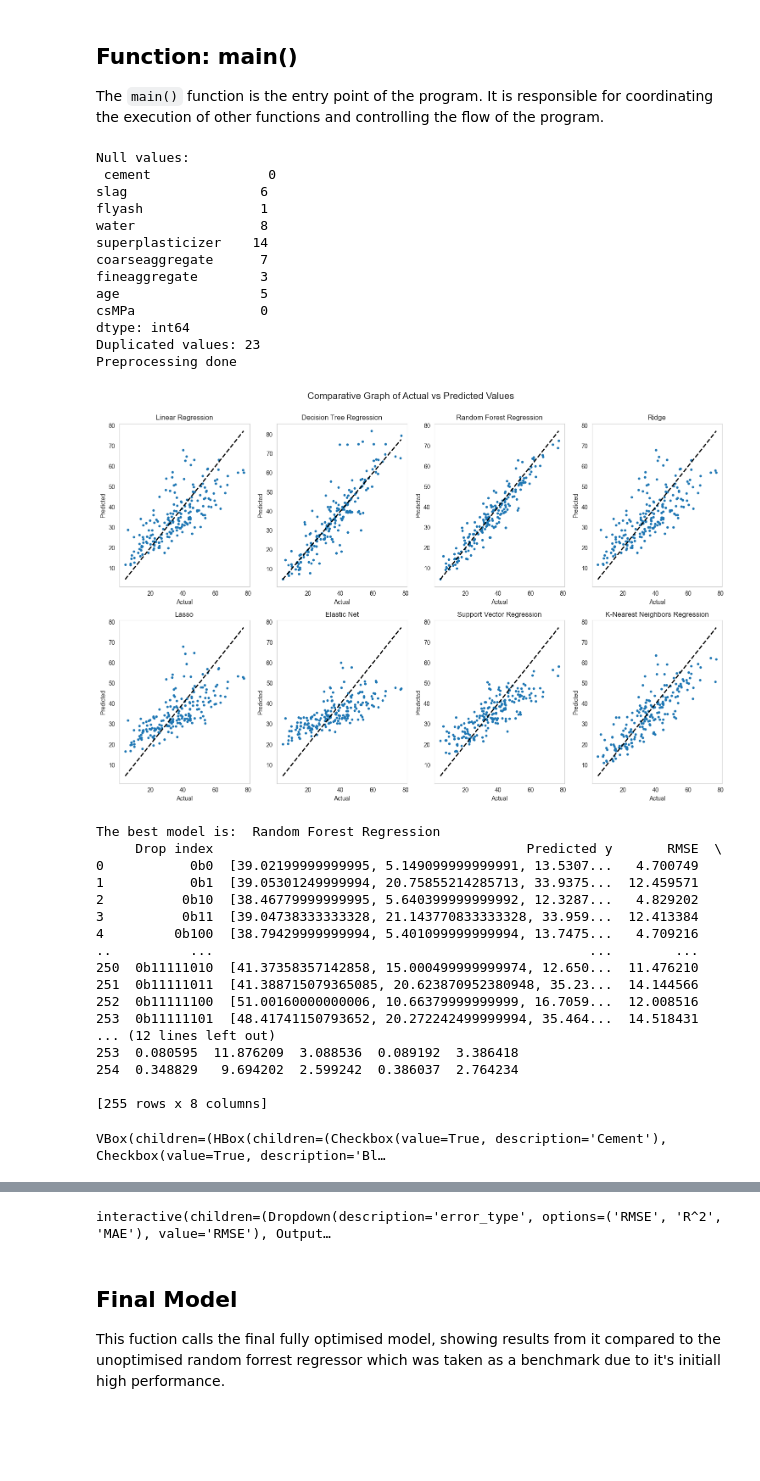
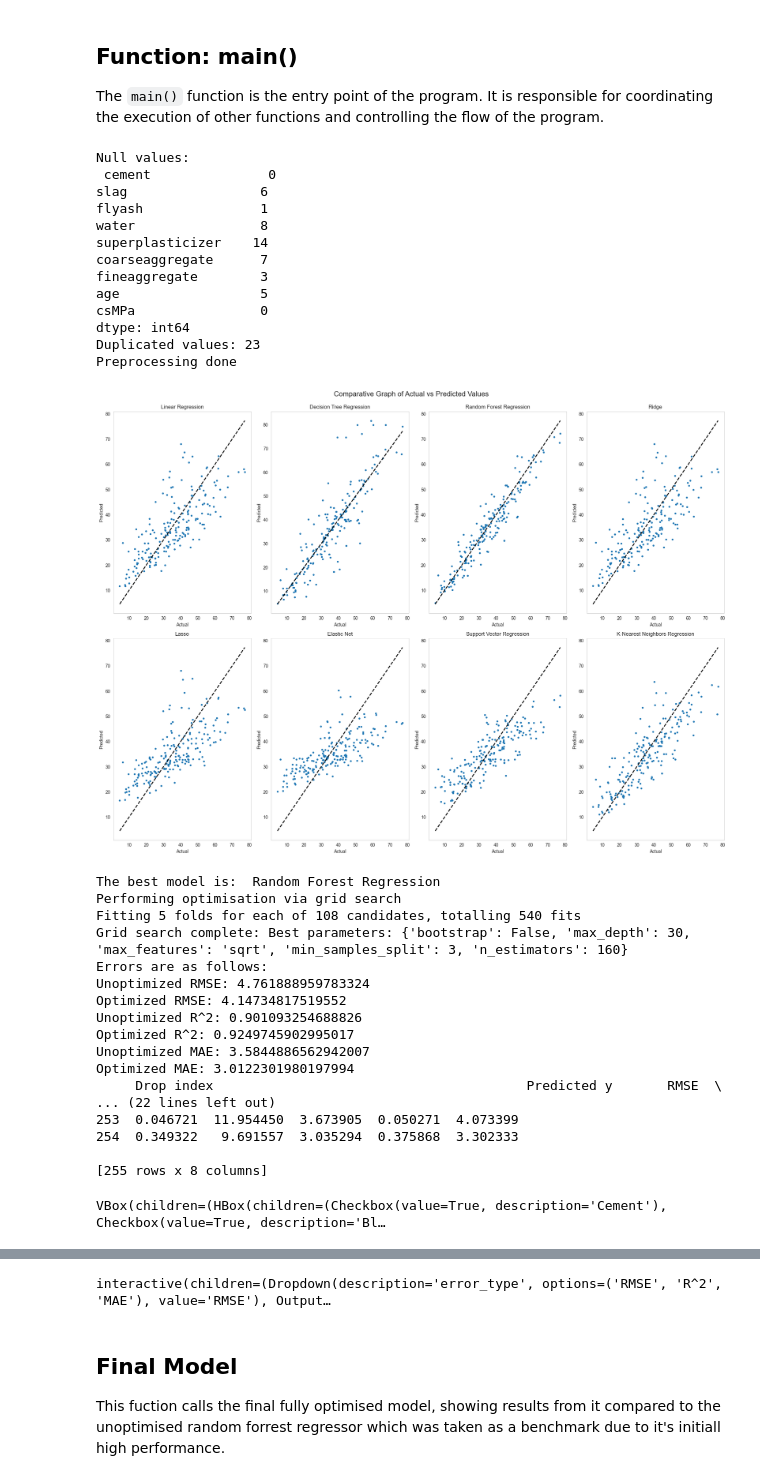
Before and after one commit to 124890/Comp-Challenge---2023-4, a Jupyter notebook: Code.1.ipynb, the cells around one changed output, grey strips where cells are left out. Cells and saved outputs as stored; diff of their text form; code cells hidden in the pictures; blank space fills up the shorter version.

Commit message:
Formatting & Parameters
Co-Authored-By: romanreigns070201 <102436601+romanreigns070201@users.noreply.github.com>

```diff
--- a/Code.1.ipynb
+++ b/Code.1.ipynb
@@ -813,20 +857,20 @@ def comp_graph():
     n_models = len(df)
 
     # Create a figure and axes with a subplot for each model
-    fig, axs = plt.subplots(2, 4, figsize=(15, 10))
+    fig, axs = plt.subplots(2, 4, figsize=(20, 15))
 
     # Flatten the axes array
     axs = axs.flatten()
 
     # Loop over each model
-    for i, (model_name, row) in enumerate(df.iterrows()):
-        # Plot y_test vs y_pred
+    for i, (model_name, row) in enumerate(df.iterrows()):         # Plot y_test vs y_pred
         axs[i].scatter(gy_test, row['y_pred'], s=10)
         axs[i].plot([gy_test.min(), gy_test.max()], [gy_test.min(), gy_test.max()], 'k--', lw=2)
         axs[i].set_xlabel('Actual')
         axs[i].set_ylabel('Predicted')
         axs[i].set_title(f'{model_name}')
-        axs[i].minorticks_on()
+        axs[i].xaxis.set_minor_locator(AutoMinorLocator())
+        axs[i].yaxis.set_minor_locator(AutoMinorLocator())
         axs[i].grid(False)
 
     # Remove unused subplots
@@ -844,6 +888,10 @@ def var_effect_line():
     checkboxes = [widgets.Checkbox(value=True, description=var) for var in gVarNames[0:8]]
 
     def update_lines(*args, **kwargs):
+        active_vars = [var.description for var in checkboxes if var.value]
+        if not active_vars:
+            print("Error: At least one checkbox must be selected.")
+            return
         clear_output(wait=True)
         sns.set_style("whitegrid")
 
@@ -866,11 +914,11 @@ def var_effect_line():
         # Add the line to the plot
         ax.plot(x, p(x), "r--", label='Trendline')  # Add a label to the trendline
 
-        plt.xticks(fontsize=12)  # Increase the size of the x-axis labels
-        plt.yticks(fontsize=12)  # Increase the size of the y-axis labels
+        plt.xticks(fontsize=14)  # Increase the size of the x-axis labels
+        plt.yticks(fontsize=14)  # Increase the size of the y-axis labels
 
         # Add title
-        plt.title('Scatter plot of y_test vs gVarErrorDf', fontsize=16)  # Increase the size of the title
+        plt.title('Scatter plot of test against predicted values of \n compressive strength (CsMPa) ', fontsize=16)  # Increase the size of the title
 
         # Add legend
         plt.legend(bbox_to_anchor=(0.95, 0.2))
@@ -880,7 +928,7 @@ def var_effect_line():
         plt.ylabel('Predicted')
 
         ax = plt.gca()
-        ax.minorticks_on()
+        plt.minorticks_on()
         ax.grid(False)
 
 
@@ -888,6 +936,7 @@ def var_effect_line():
         rmse = round(gVarErrorDf.loc[binary_int].iloc[2], 4)
         r2 = round(gVarErrorDf.loc[binary_int].iloc[3], 4)
         mae = round(gVarErrorDf.loc[binary_int].iloc[4], 4)
+
         text_box = f'RMSE = {rmse}\nR^2 = {r2}\nMAE = {mae}'
         plt.text(0.05, 0.95, text_box, transform=ax.transAxes, verticalalignment='top', fontsize=12, bbox=dict(facecolor='white', edgecolor='black', boxstyle='round,pad=0.5'))  # Increase the size of the text and add a box
 
@@ -953,15 +1002,15 @@ def var_effect_bar():
         plt.axhline(y=baseline, color='r', linestyle='--')
 
         plt.legend(['Baseline', 'Variable'])
-        plt.xticks(rotation=90)
+        plt.xticks(rotation=45)
 
+        plt.grid(False)
         ax = plt.gca()
-        plt.grid(False)
+        ax.minorticks_on()
 
+        ax.xaxis.set_minor_locator(AutoMinorLocator())
+        ax.yaxis.set_minor_locator(AutoMinorLocator())
 
-        ax.yaxis.set_minor_locator(ticker.AutoMinorLocator())
-        ax.xaxis.set_minor_locator(ticker.AutoMinorLocator())
-        ax.minorticks_on()
 
         textstr = 'This graph shows the effect of removing each variable on the ' + error_type + '.\n' \
               'The red dashed line represents the baseline (no variables removed).\n' \
@@ -997,54 +1046,54 @@ The `main()` function is the entry point of the program. It is responsible for c
 def main():
     X,y = csv_import()
     preprocessing(X,y)
     print("Preprocessing done")
     comp_graph()
     best_model, df = regression_performance()
     print("The best model is: ", best_model)
     #hyperparameter
-    #print("Performing random grid search")
-    #best_grid_params = random_grid_search()
-    #opt_unopt_random_forest(best_grid_params)
+    print("Performing optimisation via grid search")
+    best_grid_params = grid_search()
+    print("Grid search complete: Best parameters:", best_grid_params, "\nErrors are as follows:")
+    opt_unopt_random_forest(best_grid_params)
     #var_performance
-    var_performance()
+    var_performance(best_grid_params)
     gVarErrorDf.to_csv('var_performance.csv')
     print (gVarErrorDf)
     var_impact_pct()
     #print("Var performance done")
     var_effect_line()
     var_effect_bar()
-
 main()
 # %% [output]
 Null values:
  cement               0
 slag                 6
 flyash               1
 water                8
 superplasticizer    14
 coarseaggregate      7
 fineaggregate        3
 age                  5
 csMPa                0
 dtype: int64
 Duplicated values: 23
 Preprocessing done
-[figure, old version]
+[figure, new version]
 The best model is:  Random Forest Regression
+Performing optimisation via grid search
+Fitting 5 folds for each of 108 candidates, totalling 540 fits
+Grid search complete: Best parameters: {'bootstrap': False, 'max_depth': 30, 'max_features': 'sqrt', 'min_samples_split': 3, 'n_estimators': 160}
+Errors are as follows:
+Unoptimized RMSE: 4.761888959783324
+Optimized RMSE: 4.14734817519552
+Unoptimized R^2: 0.901093254688826
+Optimized R^2: 0.9249745902995017
+Unoptimized MAE: 3.5844886562942007
+Optimized MAE: 3.0122301980197994
      Drop index                                        Predicted y       RMSE  \
-0           0b0  [39.02199999999995, 5.149099999999991, 13.5307...   4.700749
-1           0b1  [39.05301249999994, 20.75855214285713, 33.9375...  12.459571
-2          0b10  [38.46779999999995, 5.640399999999992, 12.3287...   4.829202
-3          0b11  [39.04738333333328, 21.143770833333328, 33.959...  12.413384
-4         0b100  [38.79429999999994, 5.401099999999994, 13.7475...   4.709216
-..          ...                                                ...        ...
-250  0b11111010  [41.37358357142858, 15.000499999999974, 12.650...  11.476210
-251  0b11111011  [41.388715079365085, 20.623870952380948, 35.23...  14.144566
-252  0b11111100  [51.00160000000006, 10.66379999999999, 16.7059...  12.008516
-253  0b11111101  [48.41741150793652, 20.272242499999994, 35.464...  14.518431
-... (12 lines left out)
-253  0.080595  11.876209  3.088536  0.089192  3.386418
-254  0.348829   9.694202  2.599242  0.386037  2.764234
+... (22 lines left out)
+253  0.046721  11.954450  3.673905  0.050271  4.073399
+254  0.349322   9.691557  3.035294  0.375868  3.302333
 
 [255 rows x 8 columns]
 VBox(children=(HBox(children=(Checkbox(value=True, description='Cement'), Checkbox(value=True, description='Bl…
```
Also changed, not shown: parts of 8 cells of this notebook, 3 other files.
